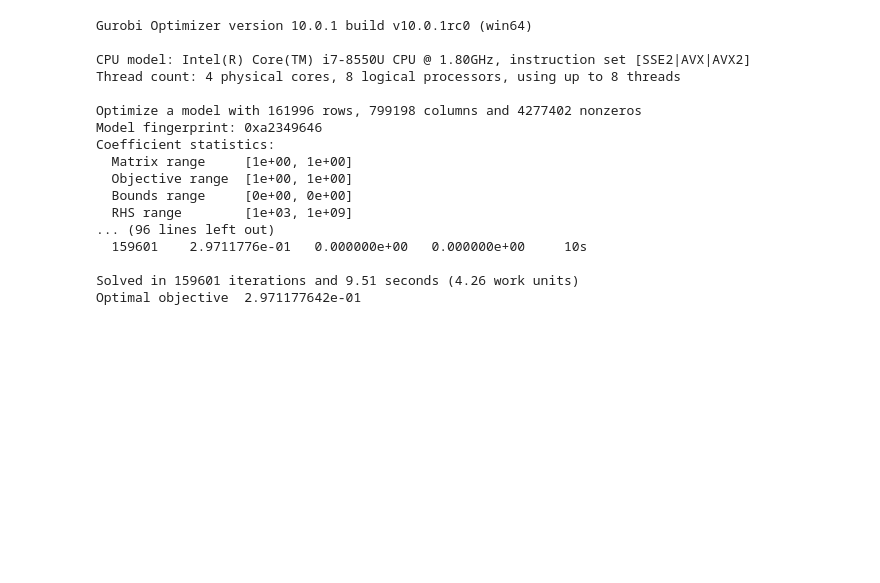
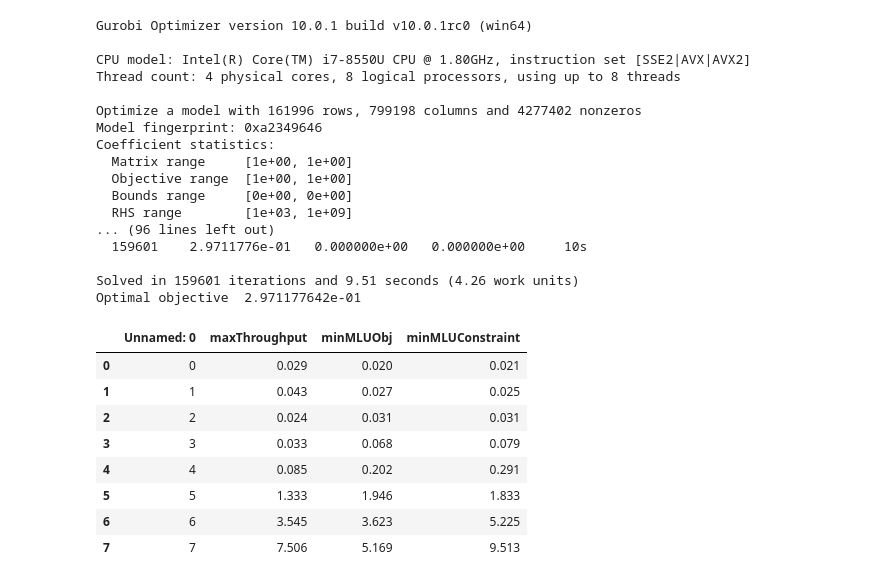
Before and after one commit to benbananas/NetworksFinal, a Jupyter notebook: topologies2.ipynb, the cells around one changed output. Cells and saved outputs as stored; diff of their text form; code cells hidden in the pictures; blank space fills up the shorter version.

```diff
--- a/topologies2.ipynb
+++ b/topologies2.ipynb
@@ -275,3 +275,15 @@ Solved in 159601 iterations and 9.51 seconds (4.26 work units)
 Optimal objective  2.971177642e-01
 # %%
 pd.DataFrame(res).to_csv('time_results.csv')
+# %%
+times_df
+# %% [output]
+|  | Unnamed: 0 | maxThroughput | minMLUObj | minMLUConstraint |
+| 0 | 0 | 0.029 | 0.020 | 0.021 |
+| 1 | 1 | 0.043 | 0.027 | 0.025 |
+| 2 | 2 | 0.024 | 0.031 | 0.031 |
+| 3 | 3 | 0.033 | 0.068 | 0.079 |
+| 4 | 4 | 0.085 | 0.202 | 0.291 |
+| 5 | 5 | 1.333 | 1.946 | 1.833 |
+| 6 | 6 | 3.545 | 3.623 | 5.225 |
+| 7 | 7 | 7.506 | 5.169 | 9.513 |
```
Also changed, not shown: parts of 1 cell of this notebook.
